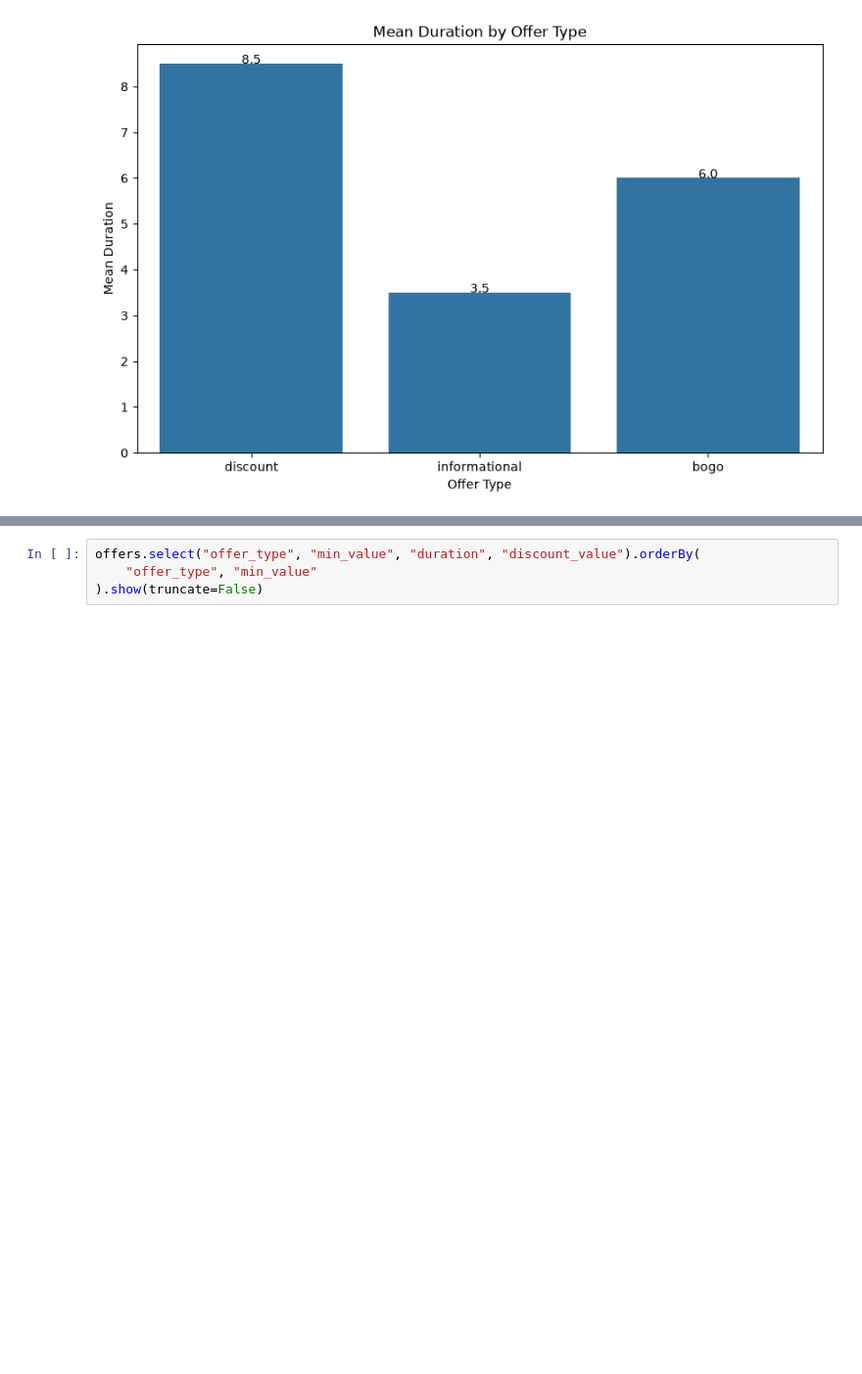
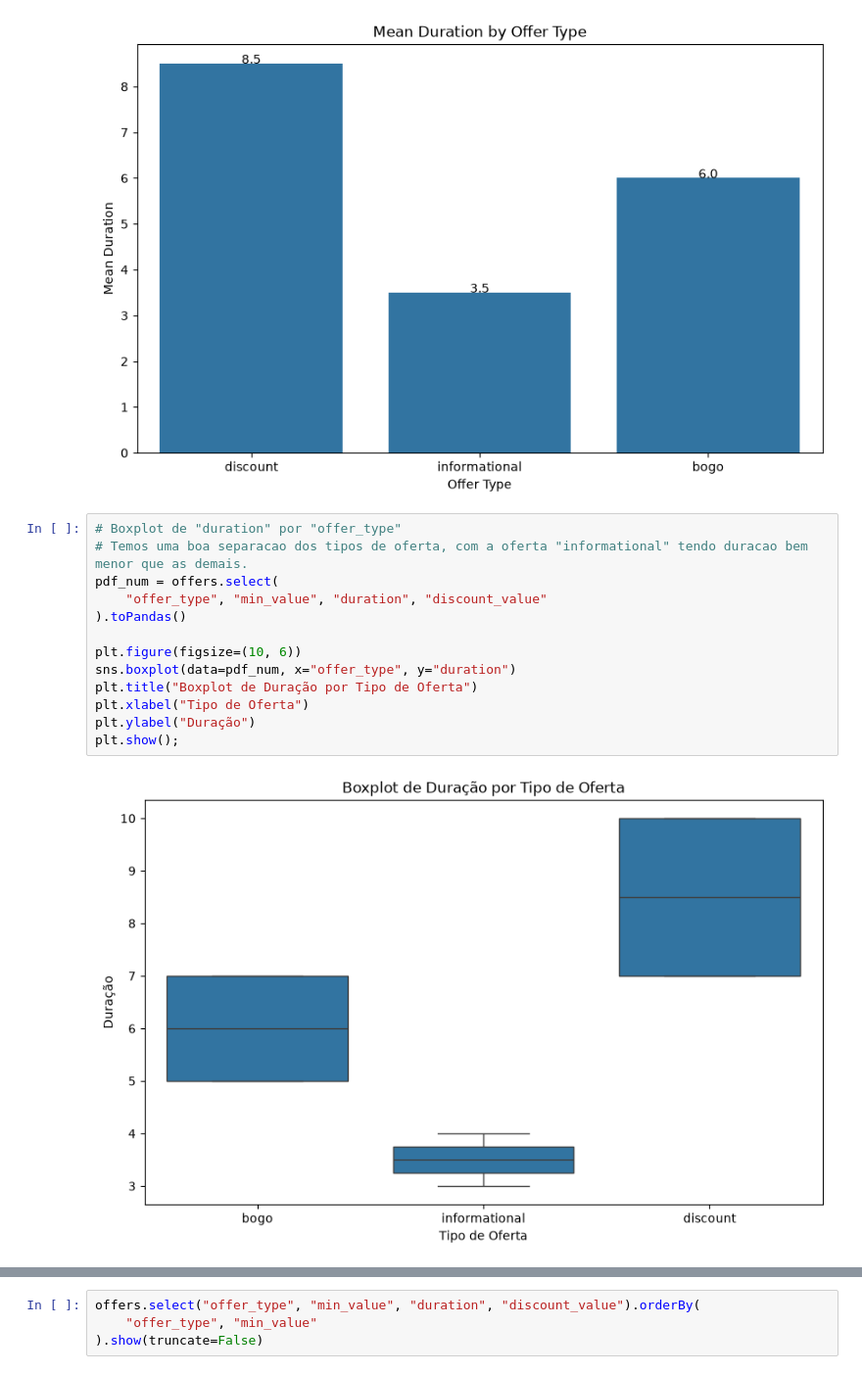
Before and after one commit to diiogorezende/ifood-case, a Jupyter notebook: notebooks/01_eda_offers.ipynb, the cells around one changed output, grey strips where cells are left out. Shown at 98% size. Cells and saved outputs as stored; diff of their text form; blank space fills up the shorter version.

```diff
--- a/notebooks/01_eda_offers.ipynb
+++ b/notebooks/01_eda_offers.ipynb
@@ -154,3 +160,18 @@ for index, row in duration_by_offer_type.iterrows():
 plt.show();
 # %% [output]
 [figure]
+# %%
+# Boxplot de "duration" por "offer_type"
+# Temos uma boa separacao dos tipos de oferta, com a oferta "informational" tendo duracao bem menor que as demais.
+pdf_num = offers.select(
+    "offer_type", "min_value", "duration", "discount_value"
+).toPandas()
+
+plt.figure(figsize=(10, 6))
+sns.boxplot(data=pdf_num, x="offer_type", y="duration")
+plt.title("Boxplot de Duração por Tipo de Oferta")
+plt.xlabel("Tipo de Oferta")
+plt.ylabel("Duração")
+plt.show();
+# %% [output]
+[figure, added]
```
Also changed, not shown: parts of 8 cells of this notebook, 2 other files.
